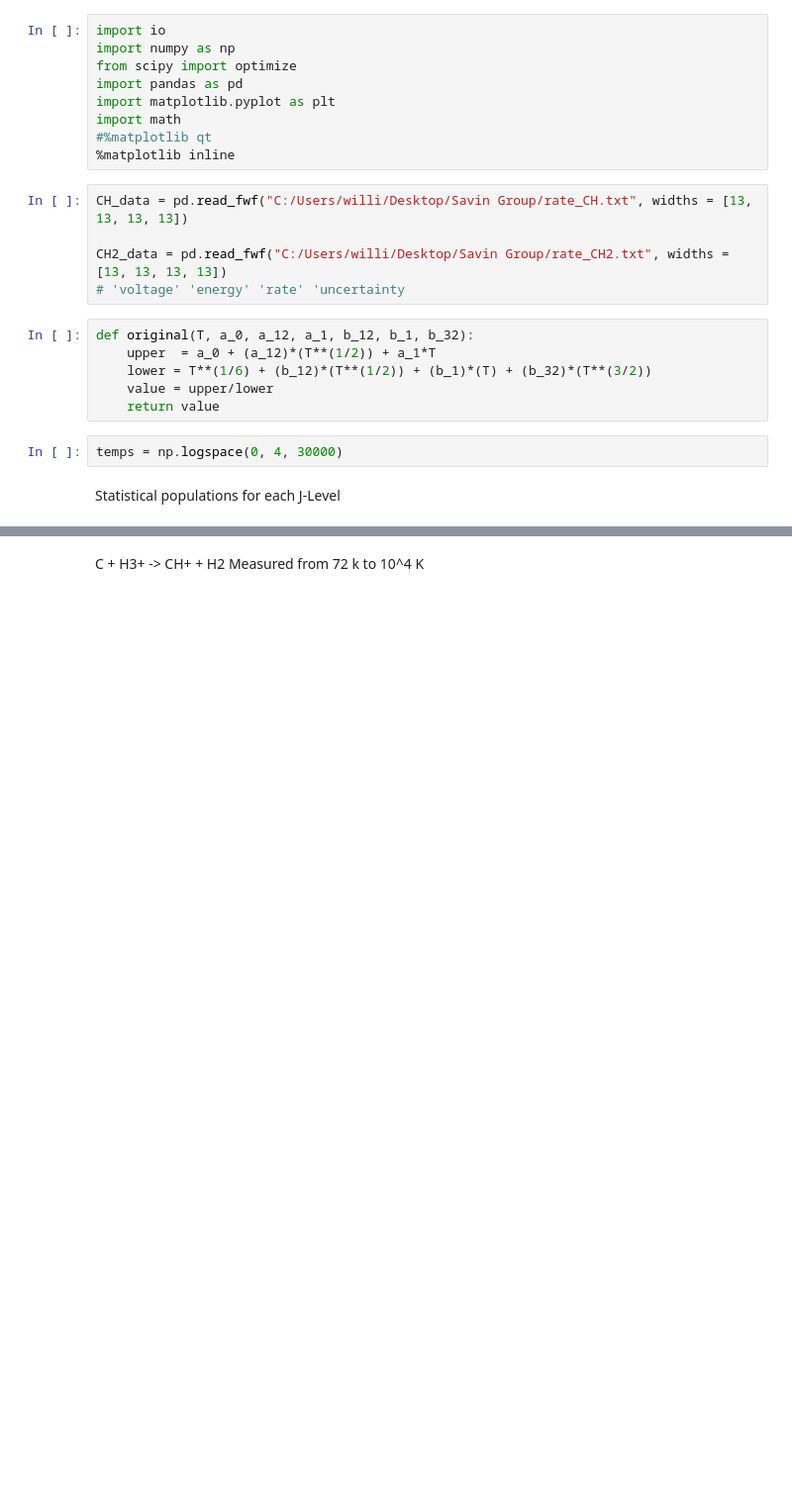
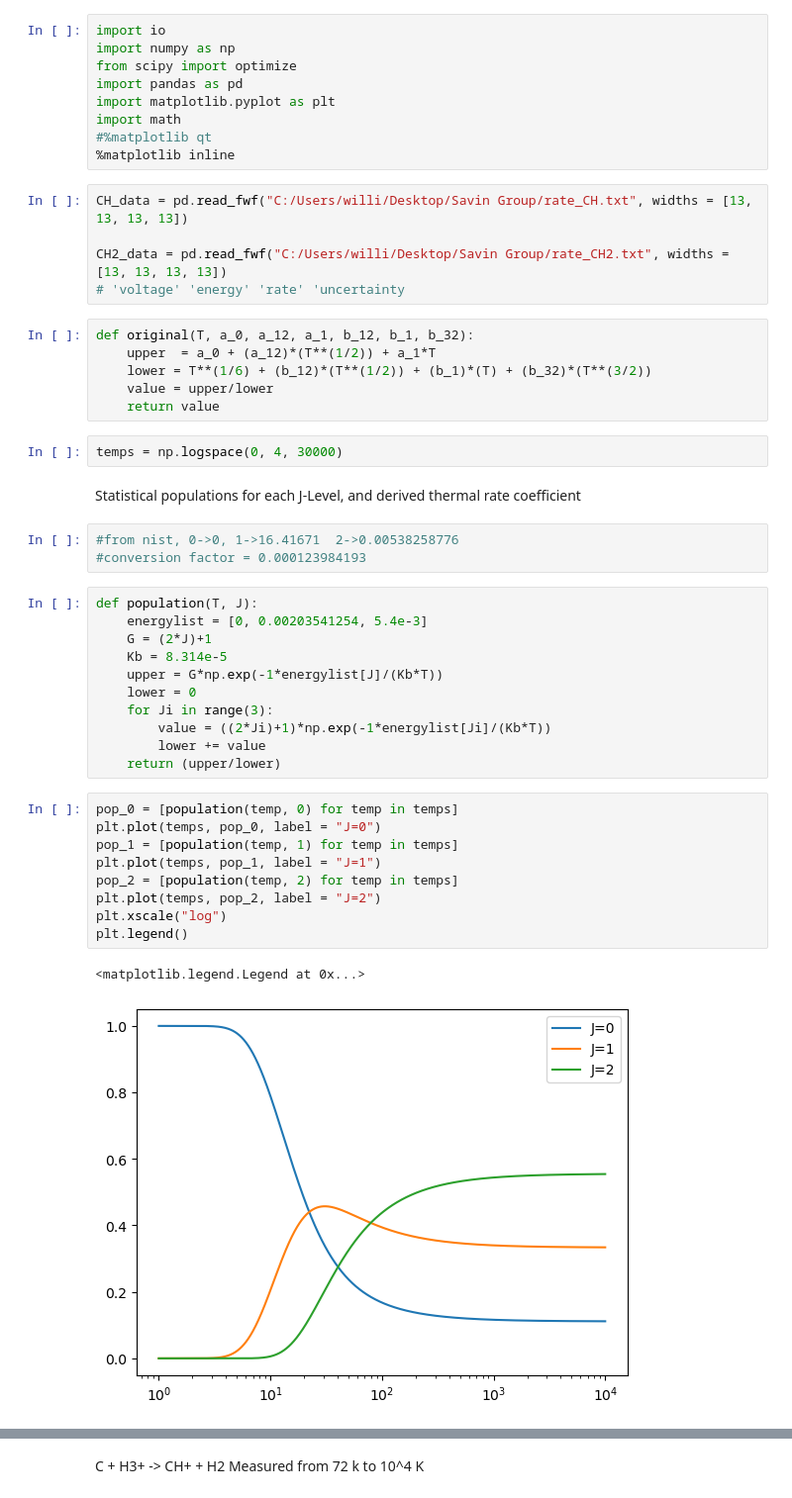
Before and after one commit to wostling/SavinGroup, a Jupyter notebook: Corrected_Fits.ipynb, the cells around one changed output, grey strips where cells are left out. Shown at 99% size. Drawn from its saved outputs; the diff is of its cells as text; blank space fills up the shorter version.

```diff
--- a/Corrected_Fits.ipynb
+++ b/Corrected_Fits.ipynb
@@ -21,4 +21,30 @@ def original(T, a_0, a_12, a_1, b_12, b_1, b_32):
 # %%
 temps = np.logspace(0, 4, 30000)
 # %% [markdown]
-Statistical populations for each J-Level
+Statistical populations for each J-Level, and derived thermal rate coefficient
+# %%
+#from nist, 0->0, 1->16.41671  2->0.00538258776
+#conversion factor = 0.000123984193
+# %%
+def population(T, J):
+    energylist = [0, 0.00203541254, 5.4e-3]
+    G = (2*J)+1
+    Kb = 8.314e-5
+    upper = G*np.exp(-1*energylist[J]/(Kb*T))
+    lower = 0
+    for Ji in range(3):
+        value = ((2*Ji)+1)*np.exp(-1*energylist[Ji]/(Kb*T))
+        lower += value
+    return (upper/lower)
+# %%
+pop_0 = [population(temp, 0) for temp in temps]
+plt.plot(temps, pop_0, label = "J=0")
+pop_1 = [population(temp, 1) for temp in temps]
+plt.plot(temps, pop_1, label = "J=1")
+pop_2 = [population(temp, 2) for temp in temps]
+plt.plot(temps, pop_2, label = "J=2")
+plt.xscale("log")
+plt.legend()
+# %% [output]
+<matplotlib.legend.Legend at 0x...>
+[figure, added]
```
Also changed, not shown: parts of 71 cells of this notebook.
